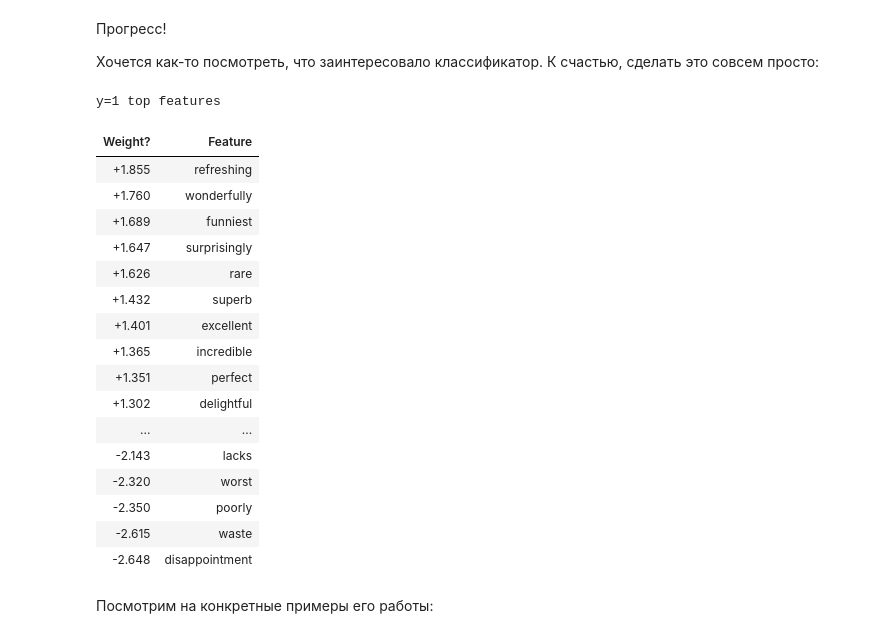
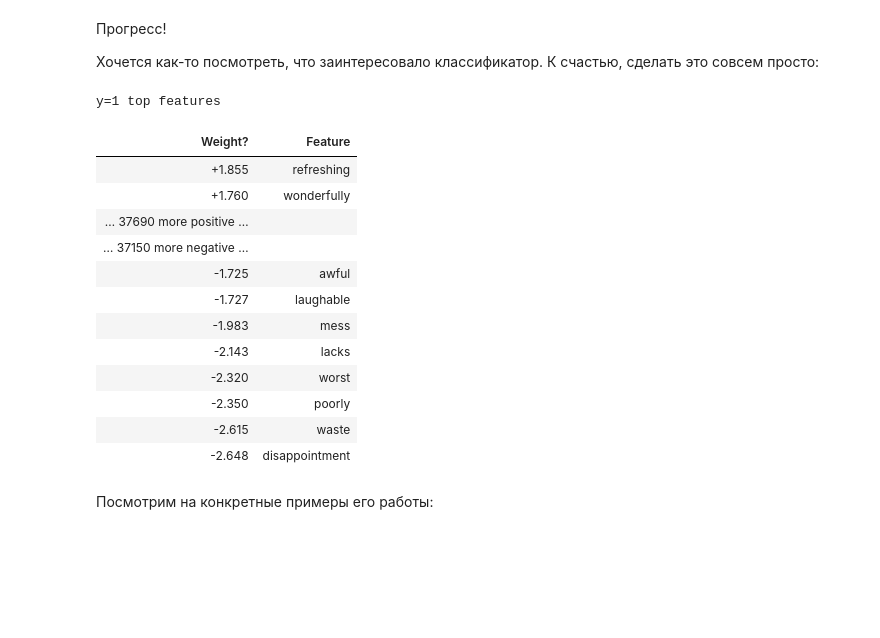
Before and after one commit to juliazhigaryova/NLP, a Jupyter notebook: hw_lesson_6.ipynb, the cells around one changed output. Cells and saved outputs as stored; diff of their text form; code cells hidden in the pictures; blank space fills up the shorter version.

```diff
--- a/hw_lesson_6.ipynb
+++ b/hw_lesson_6.ipynb
@@ -176,3 +158,5 @@ CountVectorizer(analyzer='word', binary=False, decode_error='strict',
 # %%
 from sklearn.linear_model import LogisticRegression
 from sklearn.pipeline import Pipeline
+# %%
+classifier = LogisticRegression()
@@ -224,21 +213,17 @@ Test accuracy = 86.62%
 Хочется как-то посмотреть, что заинтересовало классификатор. К счастью, сделать это совсем просто:
 # %%
 import eli5
-eli5.show_weights(classifier, vec=vectorizer, top=40)
+eli5.show_weights(classifier, vec=vectorizer, top=10)
 # %% [output]
 y=1 top features
 | Weight? | Feature |
 | +1.855 | refreshing |
 | +1.760 | wonderfully |
-| +1.689 | funniest |
-| +1.647 | surprisingly |
-| +1.626 | rare |
-| +1.432 | superb |
-| +1.401 | excellent |
-| +1.365 | incredible |
-| +1.351 | perfect |
-| +1.302 | delightful |
-| ... | ... |
+| … 37690 more positive … |  |
+| … 37150 more negative … |  |
+| -1.725 | awful |
+| -1.727 | laughable |
+| -1.983 | mess |
 | -2.143 | lacks |
 | -2.320 | worst |
 | -2.350 | poorly |
```
Also changed, not shown: parts of 27 cells of this notebook.
